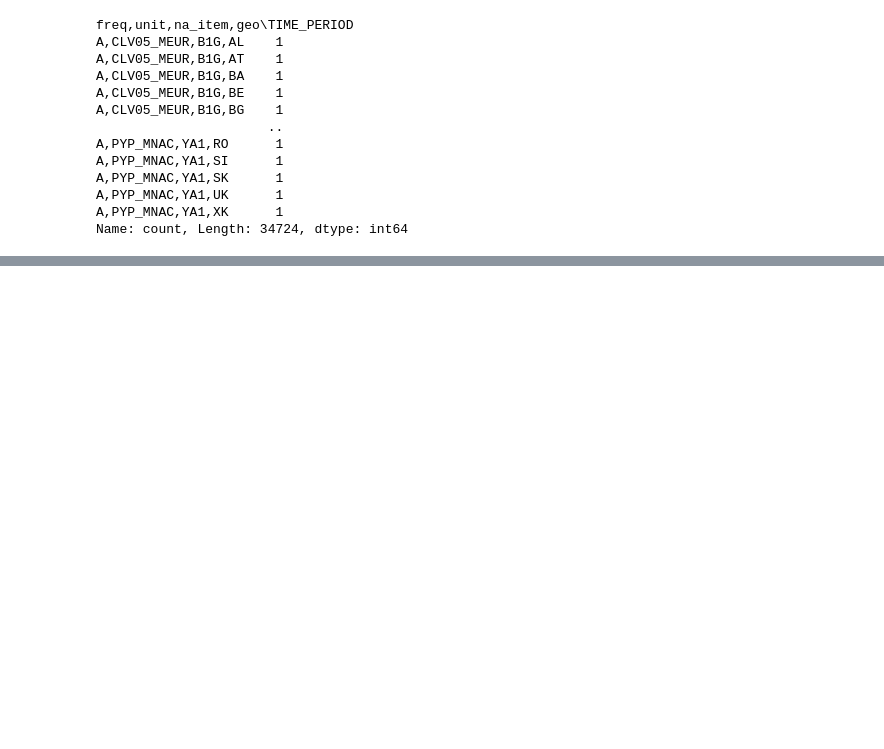
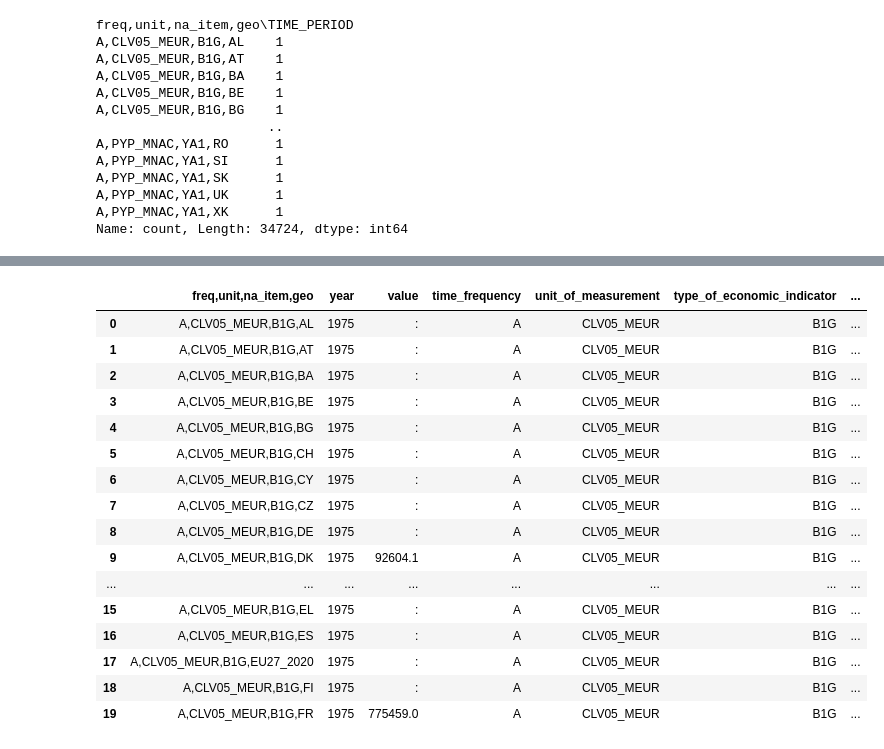
Before and after one commit to JulianPerezMoreno/Spark_data_engineer_project, a Jupyter notebook: preeliminary_data_analysis.ipynb, the cells around one changed output, grey strips where cells are left out. Cells and saved outputs as stored; diff of their text form; code cells hidden in the pictures; blank space fills up the shorter version.

```diff
--- a/preeliminary_data_analysis.ipynb
+++ b/preeliminary_data_analysis.ipynb
@@ -78,0 +221,20 @@ Name: count, Length: 1942, dtype: int64
+# %%
+estat_long.head(20)
+# %% [output]
+|  | freq,unit,na_item,geo | year | value | time_frequency | unit_of_measurement | type_of_economic_indicator | ... |
+| 0 | A,CLV05_MEUR,B1G,AL | 1975 | : | A | CLV05_MEUR | B1G | ... |
+| 1 | A,CLV05_MEUR,B1G,AT | 1975 | : | A | CLV05_MEUR | B1G | ... |
+| 2 | A,CLV05_MEUR,B1G,BA | 1975 | : | A | CLV05_MEUR | B1G | ... |
+| 3 | A,CLV05_MEUR,B1G,BE | 1975 | : | A | CLV05_MEUR | B1G | ... |
+| 4 | A,CLV05_MEUR,B1G,BG | 1975 | : | A | CLV05_MEUR | B1G | ... |
+| 5 | A,CLV05_MEUR,B1G,CH | 1975 | : | A | CLV05_MEUR | B1G | ... |
+| 6 | A,CLV05_MEUR,B1G,CY | 1975 | : | A | CLV05_MEUR | B1G | ... |
+| 7 | A,CLV05_MEUR,B1G,CZ | 1975 | : | A | CLV05_MEUR | B1G | ... |
+| 8 | A,CLV05_MEUR,B1G,DE | 1975 | : | A | CLV05_MEUR | B1G | ... |
+| 9 | A,CLV05_MEUR,B1G,DK | 1975 | 92604.1 | A | CLV05_MEUR | B1G | ... |
+| ... | ... | ... | ... | ... | ... | ... | ... |
+| 15 | A,CLV05_MEUR,B1G,EL | 1975 | : | A | CLV05_MEUR | B1G | ... |
+| 16 | A,CLV05_MEUR,B1G,ES | 1975 | : | A | CLV05_MEUR | B1G | ... |
+| 17 | A,CLV05_MEUR,B1G,EU27_2020 | 1975 | : | A | CLV05_MEUR | B1G | ... |
+| 18 | A,CLV05_MEUR,B1G,FI | 1975 | : | A | CLV05_MEUR | B1G | ... |
+| 19 | A,CLV05_MEUR,B1G,FR | 1975 | 775459.0 | A | CLV05_MEUR | B1G | ... |
```
Also changed, not shown: parts of 16 cells of this notebook, 5 other files.
